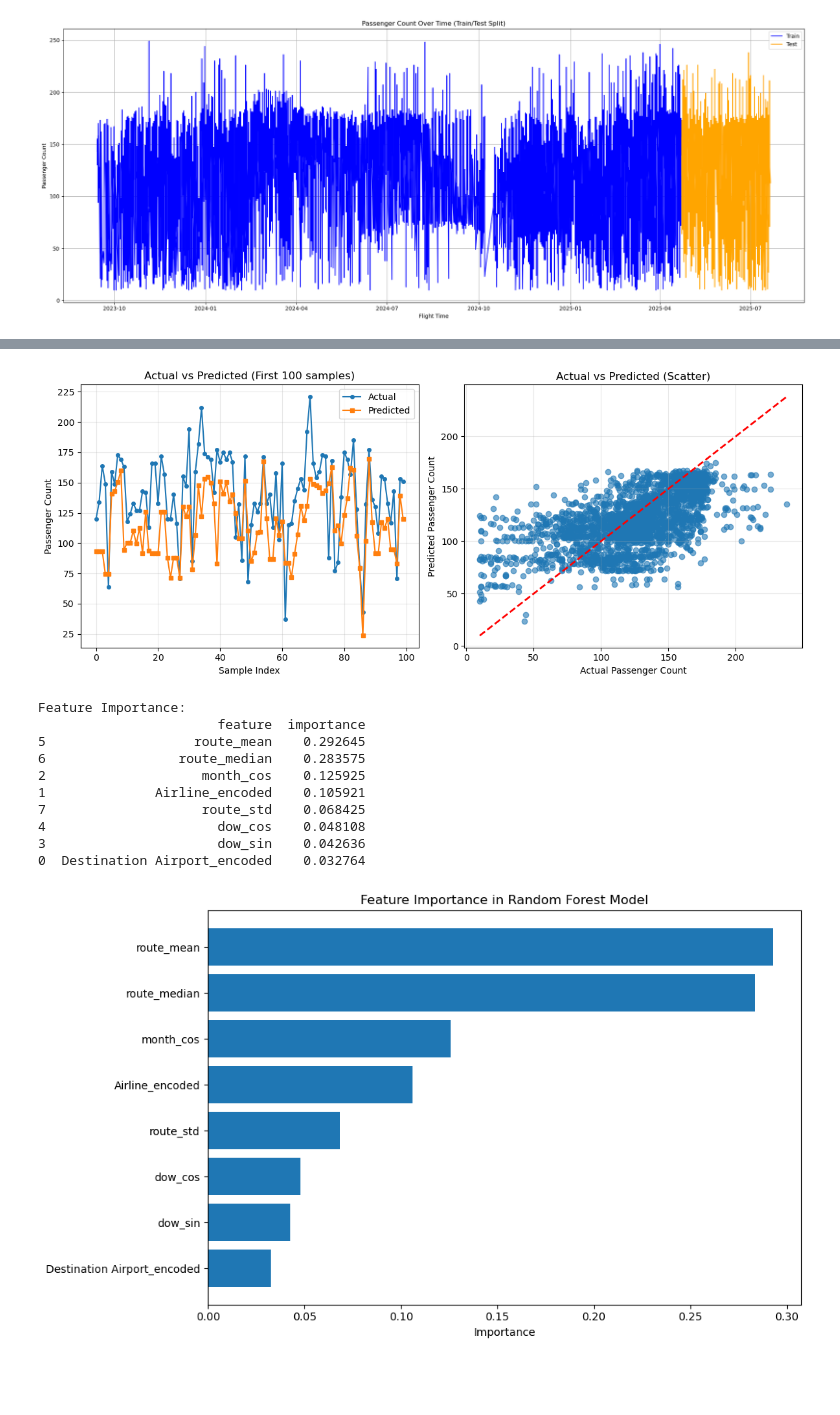
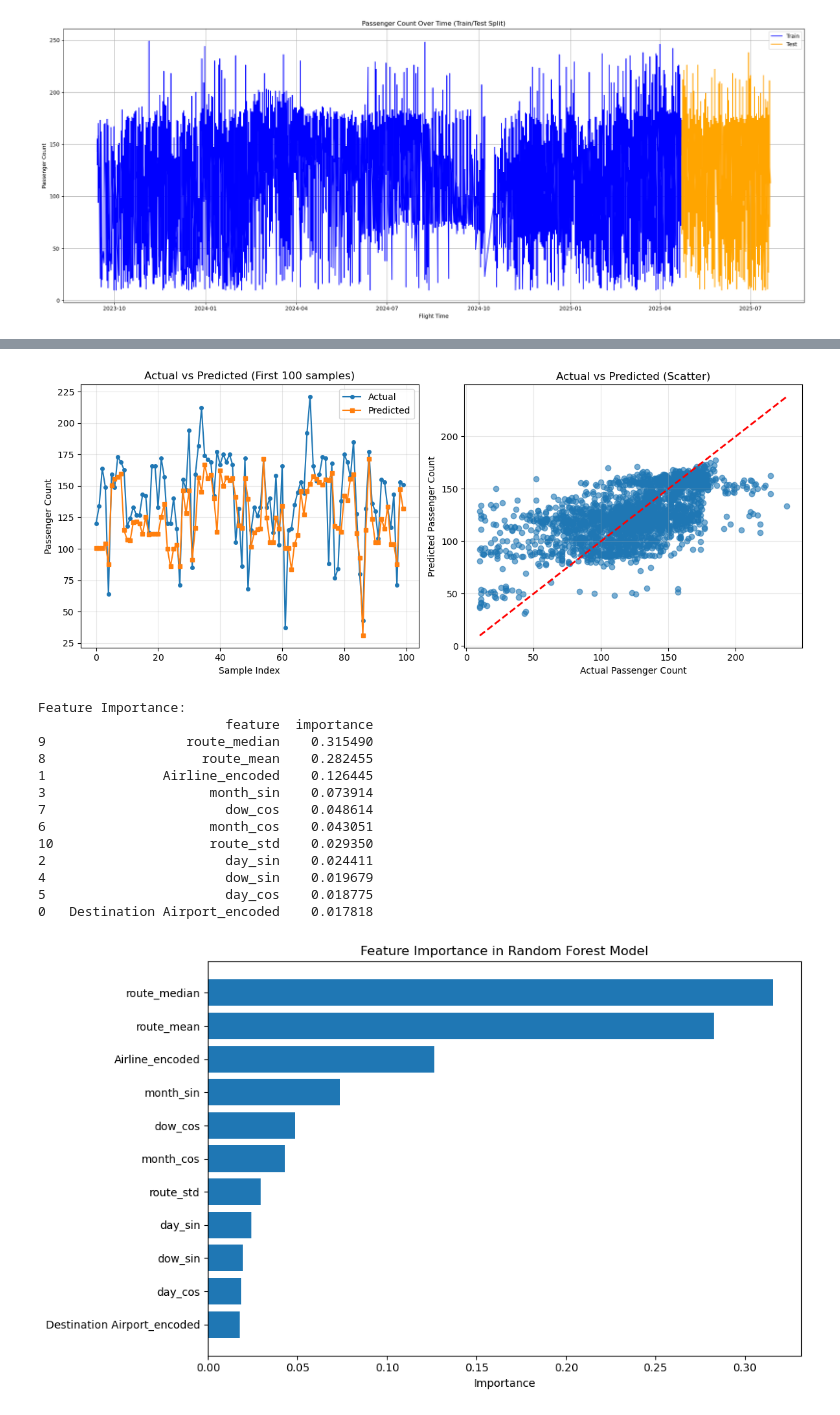
Before and after one commit to Kamario-Aerocloud/pax_prediction_research, a Jupyter notebook: XGBoost_for_pax.ipynb, the cells around one changed output, grey strips where cells are left out. Drawn from its saved outputs; the diff is of its cells as text; code cells hidden in the pictures; blank space fills up the shorter version.

Commit message:
Feature engineering + neural network prediction work

```diff
--- a/more feature engineering2.ipynb
+++ b/XGBoost_for_pax.ipynb
@@ -166,10 +137,10 @@ memory usage: 1.7+ KB
 # Select features for modeling
 feature_columns = [
     'Destination Airport_encoded', 'Airline_encoded',
-    #'Day_of_Week', 'Month', #'Day_of_Month',
-    'day_sin', 'day_cos', 'month_sin',
-    'month_cos', 'dow_sin', 'dow_cos',
-    'route_mean','route_median', 'route_std'
+    #'Day_of_Week', 'Month', 'Day_of_Month',
+    'day_sin',  'month_sin', 'dow_sin',
+    'day_cos', 'month_cos', 'dow_cos',
+    'route_mean', 'route_median', 'route_std'
 ]
 
 X = df[feature_columns]
@@ -282,2 +200,0 @@ dtype: int64
-# %%
-random_search.fit(X_train, y_train)
@@ -378,0 +221,25 @@ Predicted passenger count: 106
+# %%
+param_grid = {'nthread':[4], #when use hyperthread, xgboost may become slower
+              'objective':['reg:squarederror'],
+              'learning_rate': [.1, 0.01, .03, .07], #so called `eta` value [.03, 0.05, .07]
+              'max_depth': [4, 5, 6,],
+              'min_child_weight': [4],
+              'verbosity': [1],
+              'subsample': [0.7],
+              'colsample_bytree': [0.7],
+              'n_estimators': [600]
+}
+
+grid_search = GridSearchCV(XGBRegressor(), param_grid, cv=tscv)
+
+grid_search.fit(X_train, y_train)
+
+best_params = grid_search.best_params_
+# %%
+# Training the XGBoost model
+
+from xgboost import XGBRegressor
+
+xgb_model = XGBRegressor(**best_params)
+
+xgb_model.fit(X_train, y_train)
@@ -414,7 +294,7 @@ plt.figure(figsize=(12, 5))
 # Line plot
 plt.subplot(1, 2, 1)
 plt.plot(y_test.values[:100], label='Actual', marker='o', markersize=4)
-plt.plot(y_pred[:100], label='Predicted', marker='s', markersize=4)
+plt.plot(predictions[:100], label='Predicted', marker='s', markersize=4)
 plt.title('Actual vs Predicted (First 100 samples)')
 plt.xlabel('Sample Index')
 plt.ylabel('Passenger Count')
@@ -423,7 +303,7 @@ plt.grid(True, alpha=0.3)
 
 # Scatter plot
 plt.subplot(1, 2, 2)
-plt.scatter(y_test, y_pred, alpha=0.6)
+plt.scatter(y_test, predictions, alpha=0.6)
 plt.plot([y_test.min(), y_test.max()], [y_test.min(), y_test.max()], 'r--', lw=2)
 plt.xlabel('Actual Passenger Count')
 plt.ylabel('Predicted Passenger Count')
@@ -433,34 +313,37 @@ plt.grid(True, alpha=0.3)
 plt.tight_layout()
 plt.show()
 # %% [output]
-[figure, old version]
+[figure, new version]
 # %%
 # Get feature importance
 feature_importance = pd.DataFrame({
     'feature': feature_columns,
-    'importance': best_rf.feature_importances_
+    'importance': xgb_model.feature_importances_
 }).sort_values('importance', ascending=False)
 
 print("Feature Importance:")
 print(feature_importance)
 
 # Plot feature importance
 plt.figure(figsize=(10, 6))
 plt.barh(feature_importance['feature'], feature_importance['importance'])
 plt.xlabel('Importance')
 plt.title('Feature Importance in Random Forest Model')
 plt.gca().invert_yaxis()
 plt.tight_layout()
 plt.show()
 # %% [output]
 Feature Importance:
-                       feature  importance
-5                   route_mean    0.292645
-6                 route_median    0.283575
-2                    month_cos    0.125925
-1              Airline_encoded    0.105921
-7                    route_std    0.068425
-4                      dow_cos    0.048108
-3                      dow_sin    0.042636
-0  Destination Airport_encoded    0.032764
+                        feature  importance
+9                  route_median    0.315490
+8                    route_mean    0.282455
+1               Airline_encoded    0.126445
+3                     month_sin    0.073914
+7                       dow_cos    0.048614
+6                     month_cos    0.043051
+10                    route_std    0.029350
+2                       day_sin    0.024411
+4                       dow_sin    0.019679
+5                       day_cos    0.018775
+0   Destination Airport_encoded    0.017818
-[figure, old version]
+[figure, new version]
```
Also changed, not shown: parts of 26 cells of this notebook, 5 other files.
